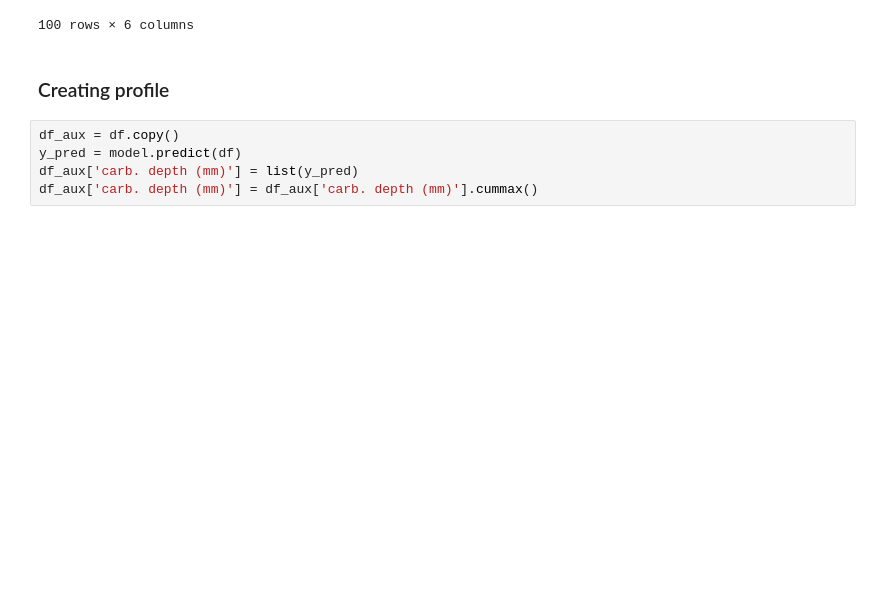
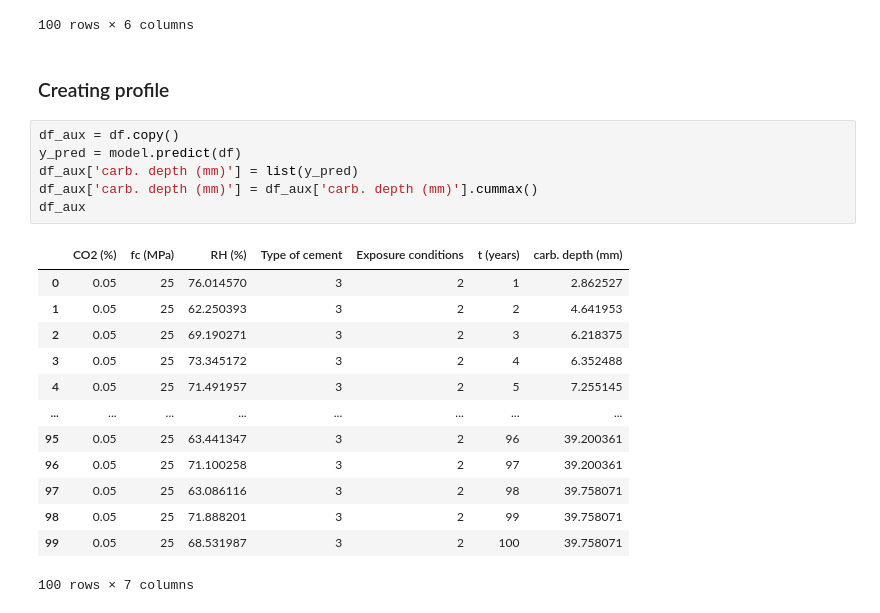
Before and after one commit to Pesquisa-UFCAT/2024-1_victor_hugo_renata_maria, a Jupyter notebook: carbonation_depth/carbonation_profile.ipynb, the cells around one changed output. Drawn from its saved outputs; the diff is of its cells as text; blank space fills up the shorter version.

Commit message:
carbonation_depth

```diff
--- a/carbonation_depth/carbonation_profile.ipynb
+++ b/carbonation_depth/carbonation_profile.ipynb
@@ -74,8 +74,23 @@ df
 # %%
 df_aux = df.copy()
 y_pred = model.predict(df)
 df_aux['carb. depth (mm)'] = list(y_pred)
 df_aux['carb. depth (mm)'] = df_aux['carb. depth (mm)'].cummax()
+df_aux
+# %% [output]
+|  | CO2 (%) | fc (MPa) | RH (%) | Type of cement | Exposure conditions | t (years) | carb. depth (mm) |
+| 0 | 0.05 | 25 | 76.014570 | 3 | 2 | 1 | 2.862527 |
+| 1 | 0.05 | 25 | 62.250393 | 3 | 2 | 2 | 4.641953 |
+| 2 | 0.05 | 25 | 69.190271 | 3 | 2 | 3 | 6.218375 |
+| 3 | 0.05 | 25 | 73.345172 | 3 | 2 | 4 | 6.352488 |
+| 4 | 0.05 | 25 | 71.491957 | 3 | 2 | 5 | 7.255145 |
+| ... | ... | ... | ... | ... | ... | ... | ... |
+| 95 | 0.05 | 25 | 63.441347 | 3 | 2 | 96 | 39.200361 |
+| 96 | 0.05 | 25 | 71.100258 | 3 | 2 | 97 | 39.200361 |
+| 97 | 0.05 | 25 | 63.086116 | 3 | 2 | 98 | 39.758071 |
+| 98 | 0.05 | 25 | 71.888201 | 3 | 2 | 99 | 39.758071 |
+| 99 | 0.05 | 25 | 68.531987 | 3 | 2 | 100 | 39.758071 |
+100 rows × 7 columns
 # %%
 # Figure name and DPI
 dpi = 600                                                       # Change as you wish
```
Also changed, not shown: parts of 2 cells of this notebook, 4 other files.
